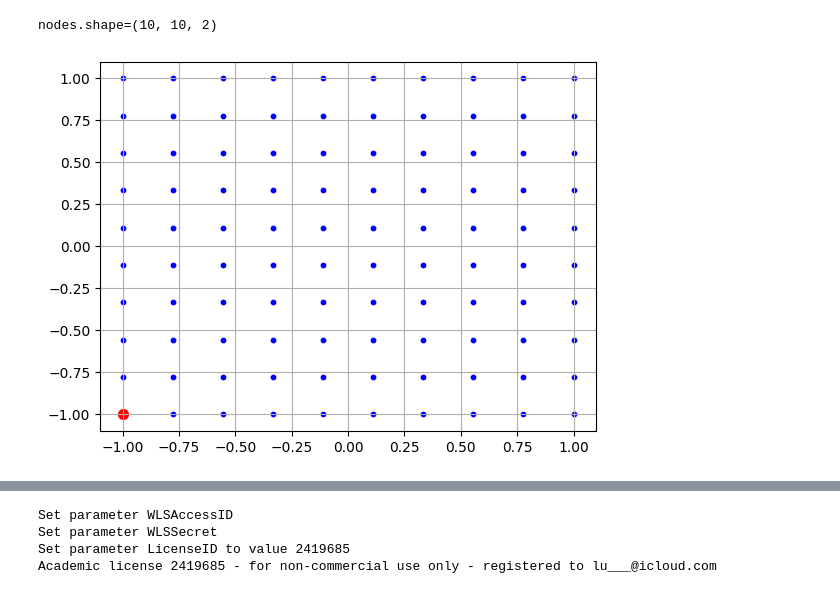
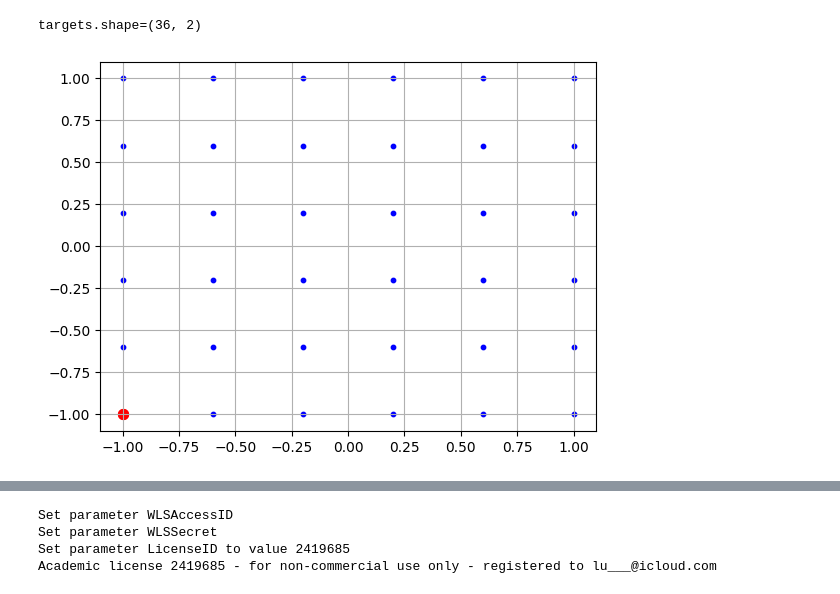
Before and after one commit to nestlab-bae-mqp-2024/mrpcp-solvers, a Jupyter notebook: jupyter/2015_mrpcp/2015_mrpcp_yasars_attempt.ipynb, the cells around one changed output, grey strips where cells are left out. Saved outputs shown, nothing was run; the diff lists cells and outputs as text; code cells hidden in the pictures.

```diff
--- a/jupyter/2015_mrpcp/2015_mrpcp_yasars_attempt.ipynb
+++ b/jupyter/2015_mrpcp/2015_mrpcp_yasars_attempt.ipynb
@@ -1,60 +1,68 @@
 # %%
 from matplotlib import pyplot as plt
 from pprint import pp
 import numpy as np
 
 # Chose number of robots
-k = 9
+k = int(6)
 # Chose recharging proportionality constant
 q_k = 0.1  # This means that each robot will need to charge for 10 minutes for every 100 minutes travelled
-# Chose the number of nodes in an axis
-n = 10
-# Create a uniform (n, n, 2) numpy grid for MAXIMUM SPEED
-nodes = np.mgrid[-1:1:n * 1j, -1.:1:n * 1j]
-nodes = nodes.reshape(nodes.shape + (1,))
-nodes = np.concatenate((nodes[0], nodes[1]), axis=2)
-# nodes = nodes.reshape((1,) + nodes.shape)
-# nodes = np.concatenate([nodes for _ in range(k)], axis=0)
-print(f"{nodes.shape=}")
+# Chose the number of targets in an axis
+n = int(6)
 
 # nodes = targets + depots
-# Note: If a node isn't a depot, it is a target
+# Create a uniform (n*n, 2) numpy target grid for MAXIMUM SPEED
+targets = np.mgrid[-1:1:n * 1j, -1.:1:n * 1j]
+targets = targets.reshape(targets.shape + (1,))
+targets = np.concatenate((targets[0], targets[1]), axis=2)
+targets = targets.reshape((n*n, 2))
+target_indices = range(len(targets))
+print(f"{targets.shape=}")
 
 # Specify depots
-## One depot node
-depot_indices = np.array([[0, 0]])
+# One depot node in the corner
+depots = np.array([
+    [-1., -1.],
+])
 ## Four depot nodes (one in each corner)
-# depot_indices = np.array([[0, 0], [n-1,n-1], [0, n-1], [n-1, 0]])
-# print(f"{depot_indices=}")
-target_indices = []
-for i in range(n):
-    for j in range(n):
-        is_depot = False
-        for depot in depot_indices:
-            if i == depot[0] and j == depot[1]:
-                is_depot = True
-                continue
-        if not is_depot:
-            target_indices.append([i,j])
-target_indices = np.array(target_indices)
-# print(f"{target_indices=}")
+# depots = np.array([
+#     [-1., -1.],
+#     [-1., 1.],
+#     [1., -1.],
+#     [1., 1.1,
+# ])
+# depots = np.array([
+#     [-1., -1.],
+#     [-1., 1.],
+#     [1., -1.],
+#     [1., 1.],
+# ])
+# print(f"{depots=}")
+depots = np.concatenate((depots, depots))
+depot_indices = range(len(targets), len(targets)+len(depots))
+
+nodes = np.concatenate((targets, depots))
+# print(f"{nodes.shape=}")
+node_indices = range(len(targets)+len(depots))
+
+# print(f"{list(target_indices)=}\n{list(depot_indices)=}\n{list(node_indices)=}")
 
 # Chose starting depot node
 # Make all robots start from same depot
 B_k = np.array([depot_indices[0]] * k)
 # Make depots start from multiple depots
 # B_k = depot_indices[:k]
 # print(f"{B_k=}")
 
 # Graphical sanity check
 plt.figure()
-plt.scatter(nodes[:,:,0], nodes[:,:,1], c='blue', s=10)
-plt.scatter(nodes[depot_indices[:,0],depot_indices[:,1],0], nodes[depot_indices[:,0],depot_indices[:,1], 1], c='red', s=50)
+plt.scatter(targets[:,0], targets[:,1], c='blue', s=10)
+plt.scatter(depots[:,0], depots[:,1], c='red', s=50)
 plt.grid()
 plt.show()
 # %% [output]
-nodes.shape=(10, 10, 2)
+targets.shape=(36, 2)
-[figure, old version]
+[figure, new version]
 # %%
 import itertools
 
```
Also changed, not shown: parts of 8 cells of this notebook.
